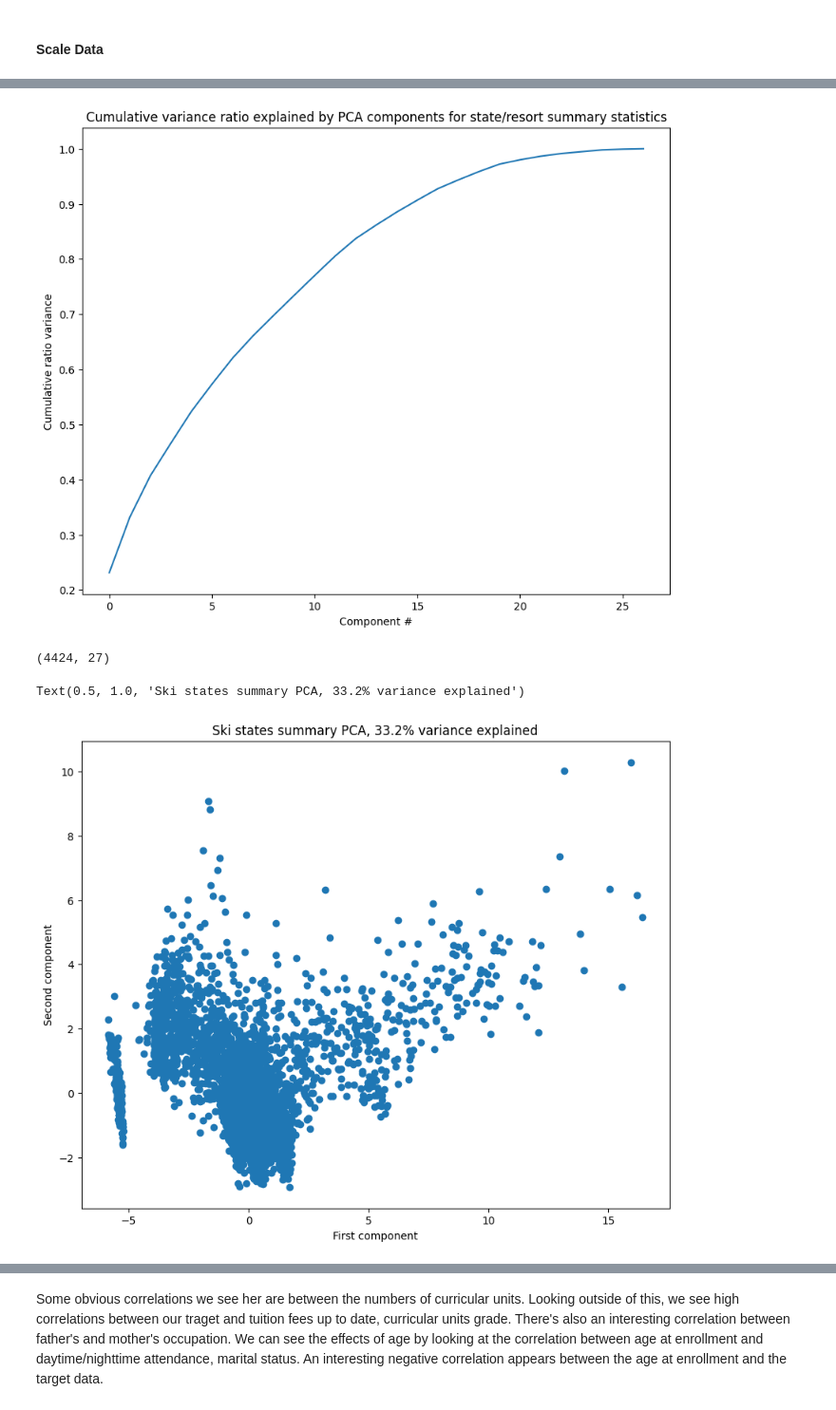
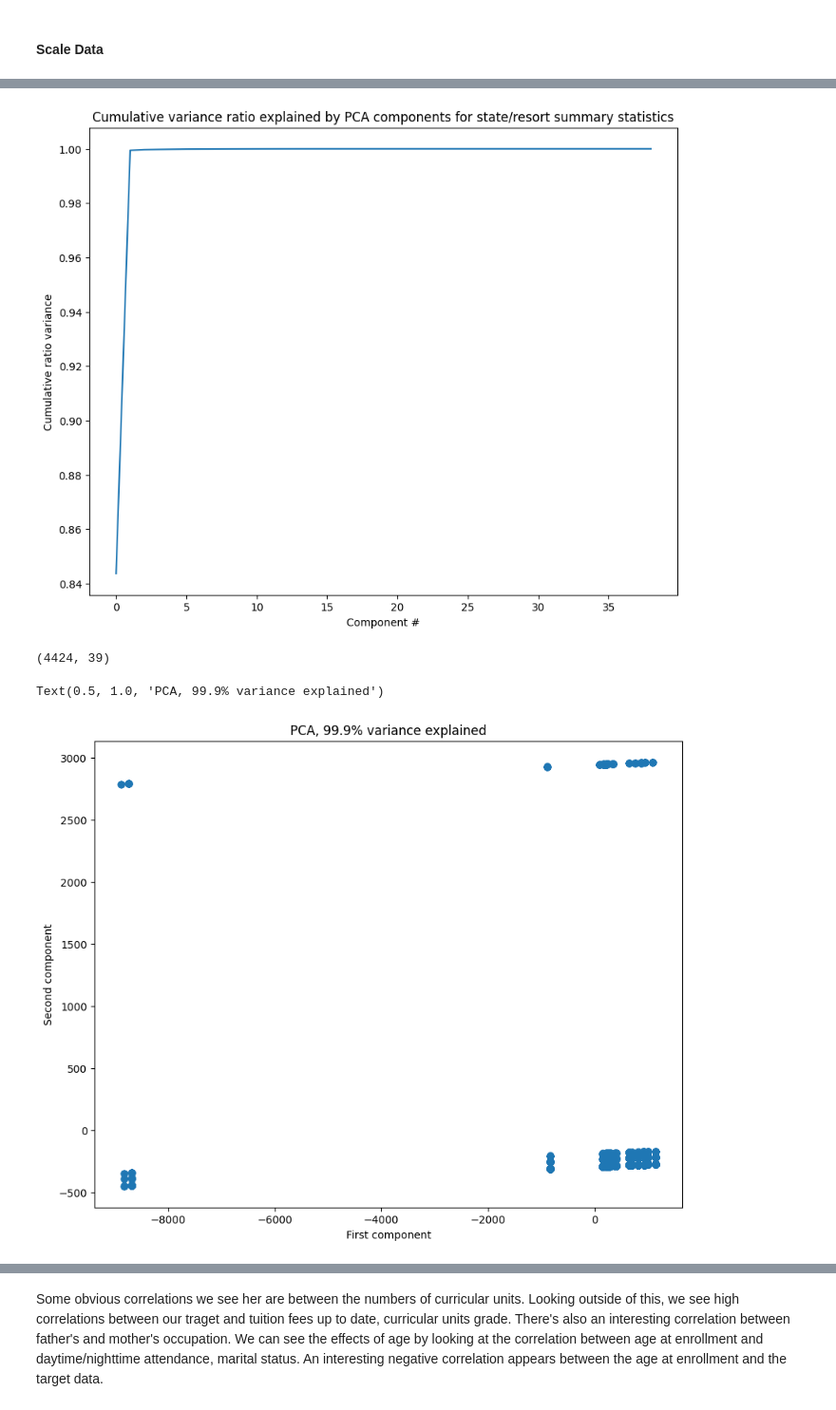
Before and after one commit to bktakacs/Student-Academic-Outcome-Prediction-Capstone, a Jupyter notebook: eda_c2.ipynb, the cells around one changed output, grey strips where cells are left out. Shown: that part at 95% size. Cells and saved outputs as stored; diff of their text form; code cells hidden in the pictures.

```diff
--- a/eda_c2.ipynb
+++ b/eda_c2.ipynb
@@ -223,5 +177,5 @@ dtype: float64
 # %%
-df_pca = PCA().fit(df_feat_scaled)
+df_pca = PCA().fit(pd.get_dummies(df))
 # %%
 plt.subplots(figsize=(10, 8))
 plt.plot(df_pca.explained_variance_ratio_.cumsum())
@@ -229,26 +183,26 @@ plt.xlabel('Component #')
 plt.ylabel('Cumulative ratio variance')
 plt.title('Cumulative variance ratio explained by PCA components for state/resort summary statistics');
 # %% [output]
-[figure, old version]
+[figure, new version]
 # %%
-df_pca_x = df_pca.transform(df_feat_scaled)
+df_pca_x = df_pca.transform(pd.get_dummies(df))
 
 df_pca_x.shape
 # %% [output]
-(4424, 27)
+(4424, 39)
 # %%
 x = df_pca_x[:, 0]
 y = df_pca_x[:, 1]
 df_things = df.index
 # state = state_summary_index
 pc_var = 100 * df_pca.explained_variance_ratio_.cumsum()[1]
 plt.subplots(figsize=(10,8))
 plt.scatter(x=x, y=y)
 plt.xlabel('First component')
 plt.ylabel('Second component')
-plt.title(f'Ski states summary PCA, {pc_var:.1f}% variance explained')
+plt.title(f'PCA, {pc_var:.1f}% variance explained')
 # for s, x, y in zip(df_things, x, y):
 #     plt.annotate(s, (x, y))
 # %% [output]
-Text(0.5, 1.0, 'Ski states summary PCA, 33.2% variance explained')
+Text(0.5, 1.0, 'PCA, 99.9% variance explained')
-[figure, old version]
+[figure, new version]
```
Also changed, not shown: parts of 22 cells of this notebook.
